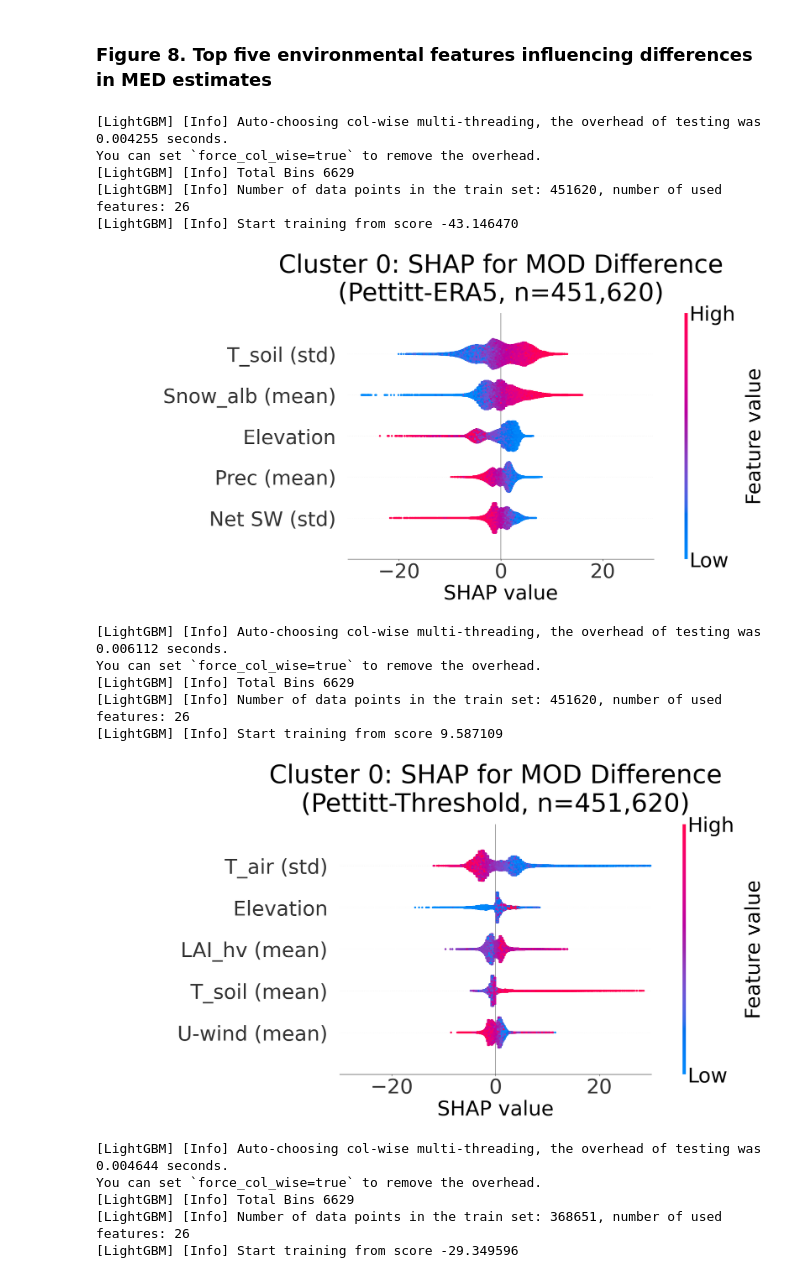
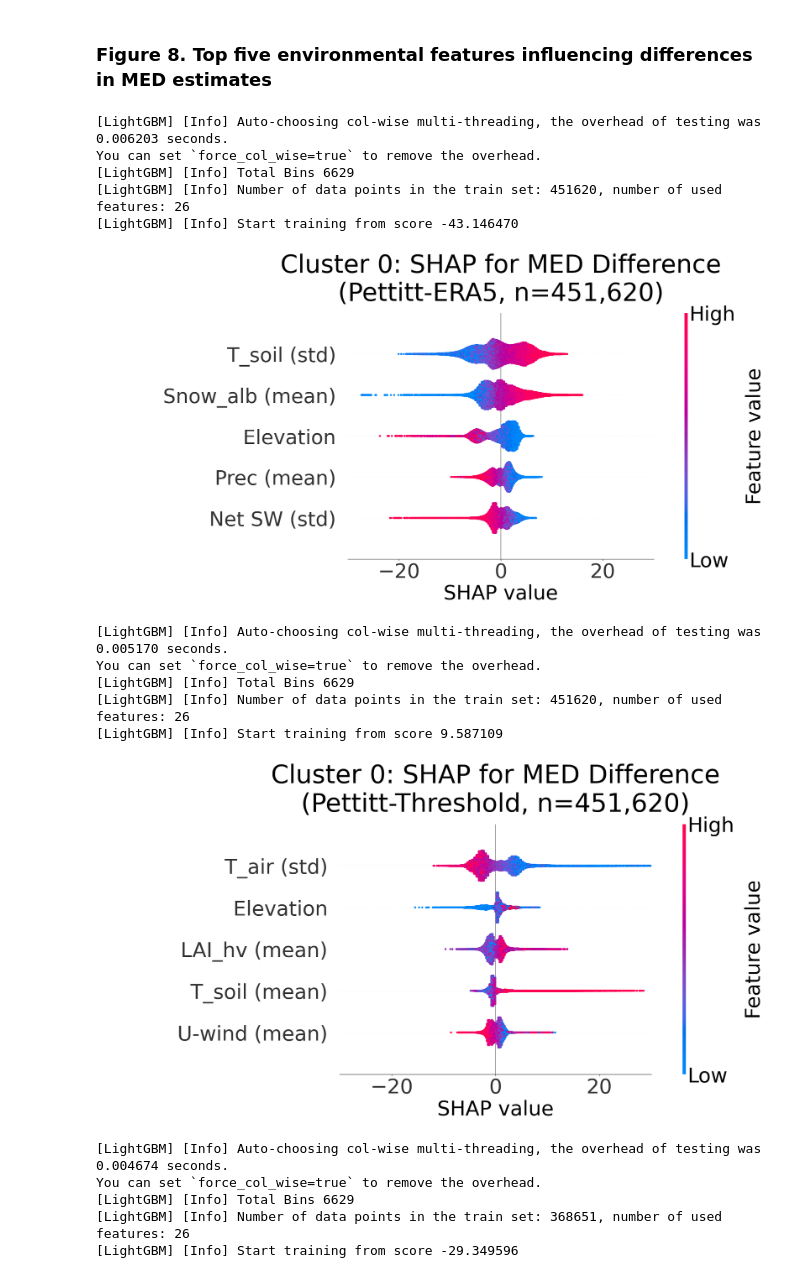
Before and after one commit to Nayoung1204/A-Long-term-Pan-Arctic-Snowmelt-Onset-and-End-Dates-Derived-from-Pettitt-test, a Jupyter notebook: Analysis/Figure8_SHAP_Analysis_for_MED_Differences.ipynb, the cells around one changed output. Cells and saved outputs as stored; diff of their text form; code cells hidden in the pictures.

```diff
--- a/Analysis/Figure8_SHAP_Analysis_for_MED_Differences.ipynb
+++ b/Analysis/Figure8_SHAP_Analysis_for_MED_Differences.ipynb
@@ -1041,7 +1041,7 @@ for cid in sorted(df_shap["tb_cluster"].dropna().unique()):
             cbar_ax.set_ylabel("Feature value", fontsize=40, labelpad=20)
 
             method_name = target_name_map[target].split("(")[-1].replace(")", "")
-            full_title = f"Cluster {cid}: SHAP for MOD Difference\n({method_name}, n={len(sub):,})"
+            full_title = f"Cluster {cid}: SHAP for MED Difference\n({method_name}, n={len(sub):,})"
 
             main_ax.set_title(full_title, fontsize=50, pad=25)
 
@@ -1052,37 +1052,37 @@ for cid in sorted(df_shap["tb_cluster"].dropna().unique()):
         plt.show()
         plt.close()
 
 
         # Save results
         mean_abs_shap = np.mean(np.abs(shap_values), axis=0)
         mean_abs_shap_df = pd.DataFrame({
             "feature": feature_cols,
             "feature_display": [feature_name_map.get(f, f) for f in feature_cols],
             "mean_abs_shap": mean_abs_shap
         }).sort_values("mean_abs_shap", ascending=False).reset_index(drop=True)
 
         top5_df = mean_abs_shap_df.head(5).copy()
         top5_df["cluster"], top5_df["target"] = cid, target
         top5_summary.append(top5_df)
 
 # Final summary
 top5_summary_df = pd.concat(top5_summary, ignore_index=True)
 print("\n=== All cluster-target top 5 summary ===")
 print(top5_summary_df[["cluster", "target", "feature_display", "mean_abs_shap"]])
 # %% [output]
-[LightGBM] [Info] Auto-choosing col-wise multi-threading, the overhead of testing was 0.004255 seconds.
+[LightGBM] [Info] Auto-choosing col-wise multi-threading, the overhead of testing was 0.006203 seconds.
 You can set `force_col_wise=true` to remove the overhead.
 [LightGBM] [Info] Total Bins 6629
 [LightGBM] [Info] Number of data points in the train set: 451620, number of used features: 26
 [LightGBM] [Info] Start training from score -43.146470
 [figure]
-[LightGBM] [Info] Auto-choosing col-wise multi-threading, the overhead of testing was 0.006112 seconds.
+[LightGBM] [Info] Auto-choosing col-wise multi-threading, the overhead of testing was 0.005170 seconds.
 You can set `force_col_wise=true` to remove the overhead.
 [LightGBM] [Info] Total Bins 6629
 [LightGBM] [Info] Number of data points in the train set: 451620, number of used features: 26
 [LightGBM] [Info] Start training from score 9.587109
-[figure, old version]
+[figure, new version]
-[LightGBM] [Info] Auto-choosing col-wise multi-threading, the overhead of testing was 0.004644 seconds.
+[LightGBM] [Info] Auto-choosing col-wise multi-threading, the overhead of testing was 0.004674 seconds.
 You can set `force_col_wise=true` to remove the overhead.
 [LightGBM] [Info] Total Bins 6629
 [LightGBM] [Info] Number of data points in the train set: 368651, number of used features: 26
```
Also changed, not shown: parts of 1 cell of this notebook.
